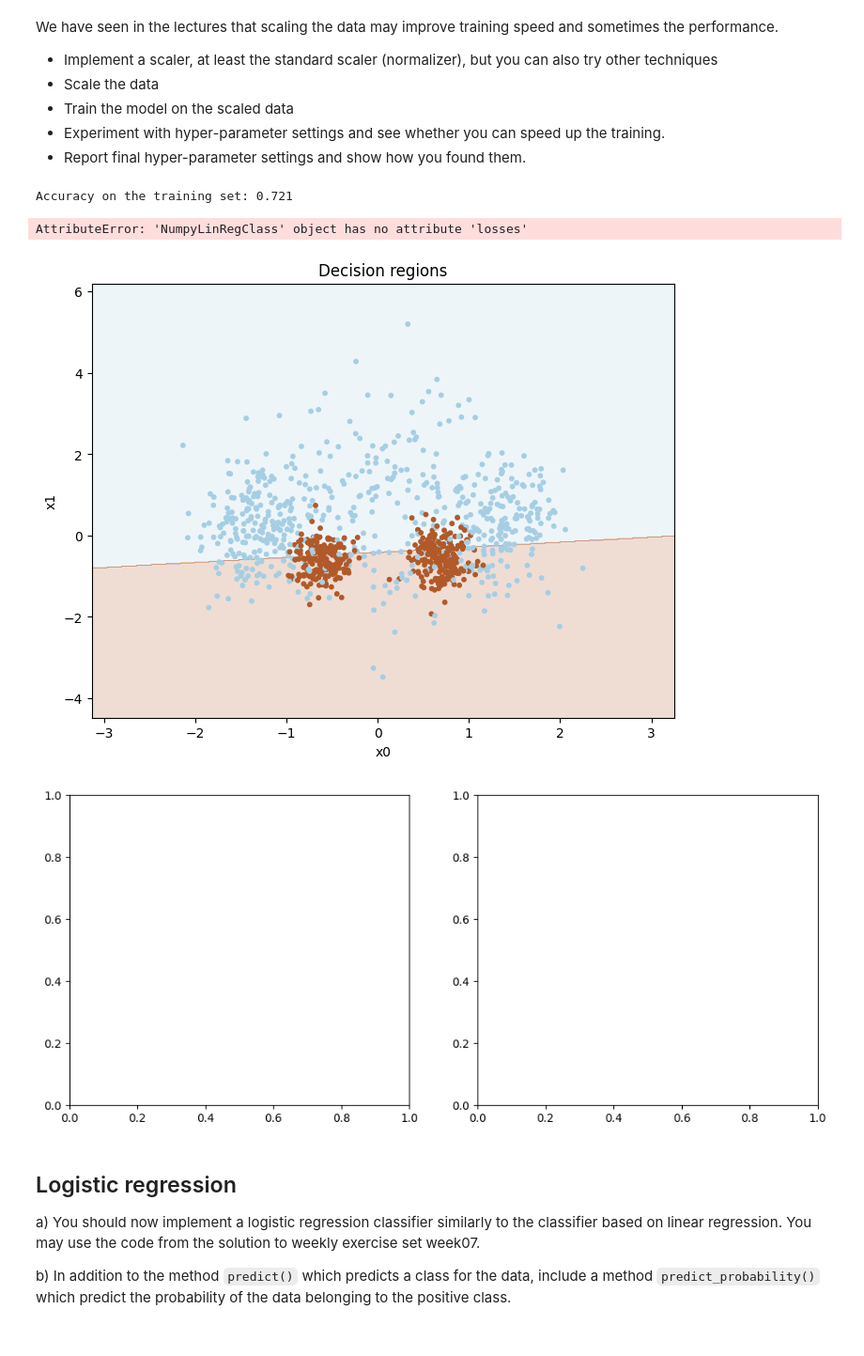
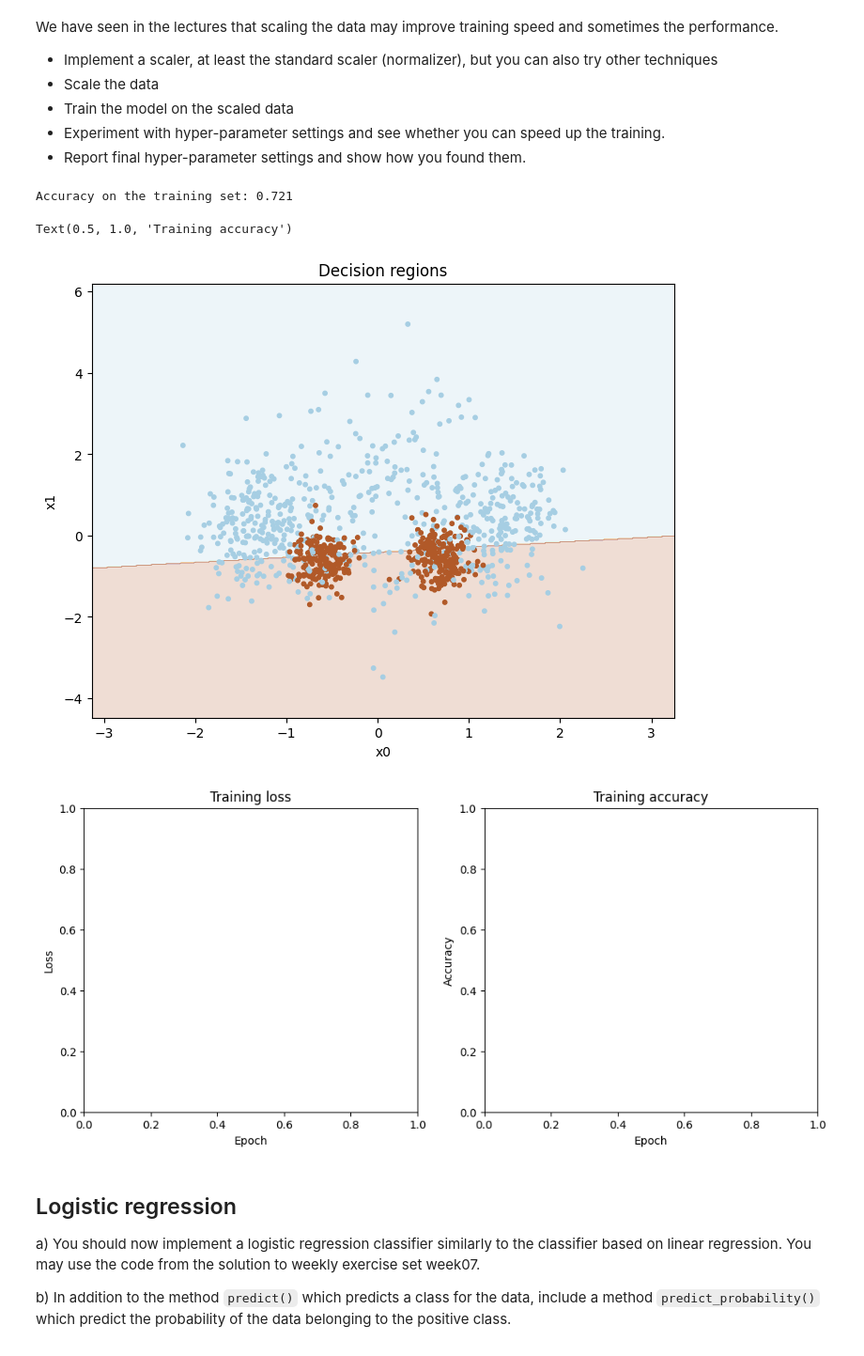
Before and after one commit to shahriarshaik/in3050-oblig-2-2024, a Jupyter notebook: in3050_in4050_2024_assignment2.ipynb, the cells around one changed output. Shown at 94% size. Cells and saved outputs as stored; diff of their text form; code cells hidden in the pictures.

```diff
--- a/in3050_in4050_2024_assignment2.ipynb
+++ b/in3050_in4050_2024_assignment2.ipynb
@@ -267,0 +273,13 @@ eta = 0.07874371859296483 , epochs = 195 , accuracy = 0.732
+# %%
+
+best_acc, best_eta, best_epoch = bestHyperParameters(etas_combined, epochs)
+
+
+
+print("\nBest hyperparameters:")
+print('eta =', best_eta, ', epochs =', best_epoch, ', accuracy =', best_acc)
+
+
+cl = NumpyLinRegClass()
+cl.fit(X_train, t2_train, eta=best_eta, epochs=best_epoch)
+plot_decision_regions(X_train, t2_train, cl)
@@ -278,37 +300,39 @@ We have seen in the lectures that scaling the data may improve training speed an
 # %%
 from sklearn.preprocessing import StandardScaler
 import matplotlib.pyplot as plt
 
 # Scale the data using StandardScaler
 scaler = StandardScaler()
 X_train_scaled = scaler.fit_transform(X_train)
 
 # Train the model on the scaled data with best hyperparameters
 cl = NumpyLinRegClass()
 cl.fit(X_train_scaled, t2_train, eta=best_eta, epochs=best_epoch)
 
 print("Accuracy on the training set:", accuracy(cl.predict(X_train_scaled), t2_train))
 
 plot_decision_regions(X_train_scaled, t2_train, cl)
 
 
 # Plot the loss and accuracy as a function of the number of epochs
 fig, ax = plt.subplots(nrows=1, ncols=2, figsize=(12, 5))
 
-ax[0].plot(cl.losses)
+'''cl.losses er ikke definert, så jeg kan ikke plotte det'''
+#ax[0].plot(cl.losses)
 ax[0].set_xlabel('Epoch')
 ax[0].set_ylabel('Loss')
 ax[0].set_title('Training loss')
 
-ax[1].plot(cl.accuracies)
+'''cl.accuracies er ikke definert, så jeg kan ikke plotte det'''
+#ax[1].plot(cl.accuracies)
 ax[1].set_xlabel('Epoch')
 ax[1].set_ylabel('Accuracy')
 ax[1].set_title('Training accuracy')
 # %% [output]
 Accuracy on the training set: 0.721
-AttributeError: 'NumpyLinRegClass' object has no attribute 'losses'
+Text(0.5, 1.0, 'Training accuracy')
 [figure]
-[figure, old version]
+[figure, new version]
 # %% [markdown]
 ## Logistic regression
 a) You should now implement a logistic regression classifier similarly to the classifier based on linear regression.
```
Also changed, not shown: parts of 4 cells of this notebook.
